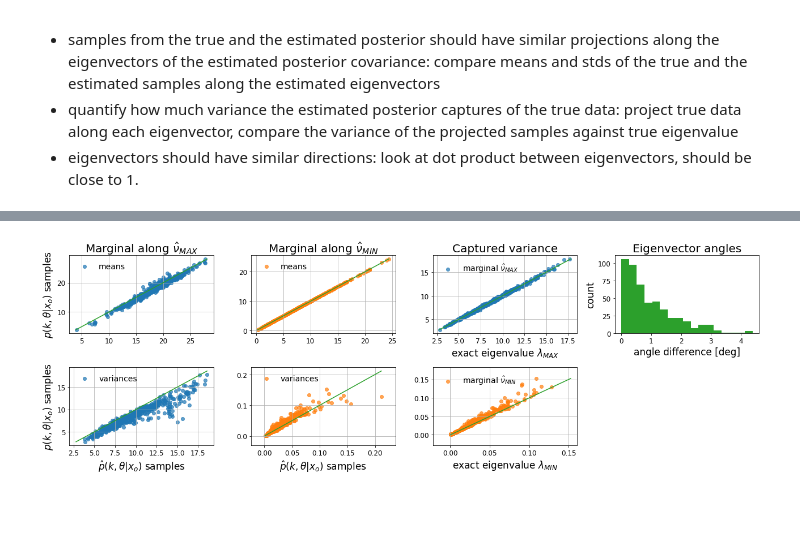
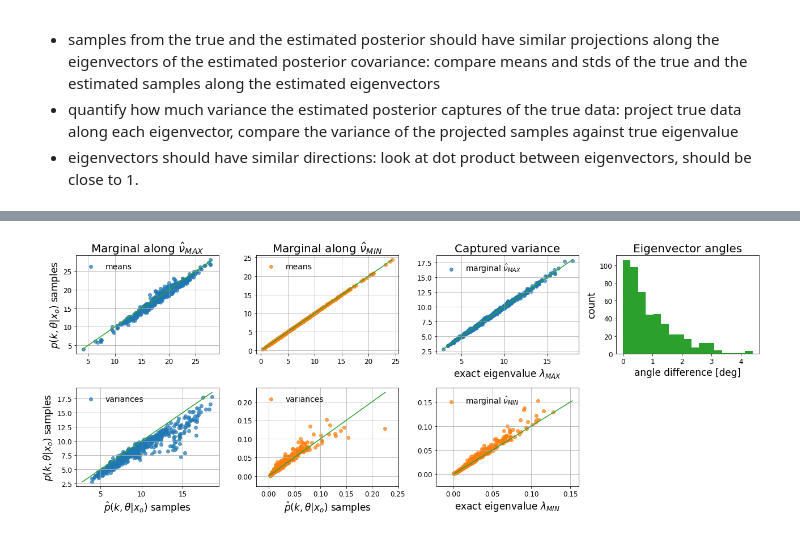
Before and after one commit to janfb/mcabc, a Jupyter notebook: notebooks/ModelComparison_ToyExample_PosteriorChecksNB_Figures.ipynb, the cells around one changed output, grey strips where cells are left out. Cells and saved outputs as stored; diff of their text form; code cells hidden in the pictures; blank space fills up the shorter version.

```diff
--- a/notebooks/ModelComparison_ToyExample_PosteriorChecksNB_Figures.ipynb
+++ b/notebooks/ModelComparison_ToyExample_PosteriorChecksNB_Figures.ipynb
@@ -171,7 +171,7 @@ for i, (p, ph) in enumerate(zip(ps, ps_hat)):
 
         ii += 1
 # %%
-fig1, ax = plt.subplots(2, 4, figsize=(18, 6))
+fig1, ax = plt.subplots(2, 4, figsize=(18, 7))
 labels = [r'$k$', r'$\theta$']
 xlabels = [r'$\mu$', r'$\sigma$']
 ylabels = [r'$\hat{\mu}$', r'$\hat{\sigma}$']
@@ -361,5 +343,5 @@ plt.tight_layout();
 # %%
-fig2, ax = plt.subplots(2, 4, figsize=(18, 6))
+fig2, ax = plt.subplots(2, 4, figsize=(18, 7))
 
 # plt.suptitle('Means and stds of samples along eigenvector marginals', fontsize=20)
 # do everything for both eigenvectors
@@ -397,34 +379,34 @@ for ii, lab in enumerate(labels):
     ax[0, colidx].set_xlabel('exact eigenvalue $\lambda_{MAX}$')
     ax[1, colidx].set_xlabel('exact eigenvalue $\lambda_{MIN}$')
     x = evls[ii, :]
     y = ev_stds[ii, :]
     ax[ii, colidx].scatter(x=x, y=y, label=lab, alpha=alpha, color=colors[ii])
     line = np.linspace(np.hstack((x, y)).min(), np.hstack((x, y)).max(), 100)
     ax[ii, colidx].plot(line, line, color='C2')
     ax[ii, colidx].legend()
     ax[ii, colidx].grid()
 
     colidx = 3
     if ii == 0:
 
         rowidx = ii
         ax[0, colidx].set_title('Eigenvector angles')
         ax[0, colidx].set_xlabel('angle difference [deg]')
         ax[0, colidx].hist(angs, bins='auto', color='C2')
         ax[0, colidx].set_ylabel('count')
 #         x = angh[ii, ]
 #         y = ang[ii, ]
 #         ax[rowidx, colidx].scatter(x=x, y=y, alpha=alpha, label=lab)
 #         ax[rowidx, colidx].set_ylabel('true angle [deg]')
 #         line = np.linspace(np.hstack((x, y)).min(), np.hstack((x, y)).max(), 100)
 #         ax[rowidx, colidx].plot(line, line, color='C1')
 #         ax[rowidx, colidx].grid()
 #         ax[rowidx, colidx].legend()
 
 ax[1, 3].axis('off')
 plt.tight_layout()
 # %% [output]
-[figure, old version]
+[figure, new version]
 # %%
 fn = time_stamp + 'posterior_checks_marginals_NB_ntrain{}_nsamples{}_ntest{}.png'.format(int(ntrain),
                                                                                          int(100),
```
Also changed, not shown: parts of 4 cells of this notebook, 3 other files.
